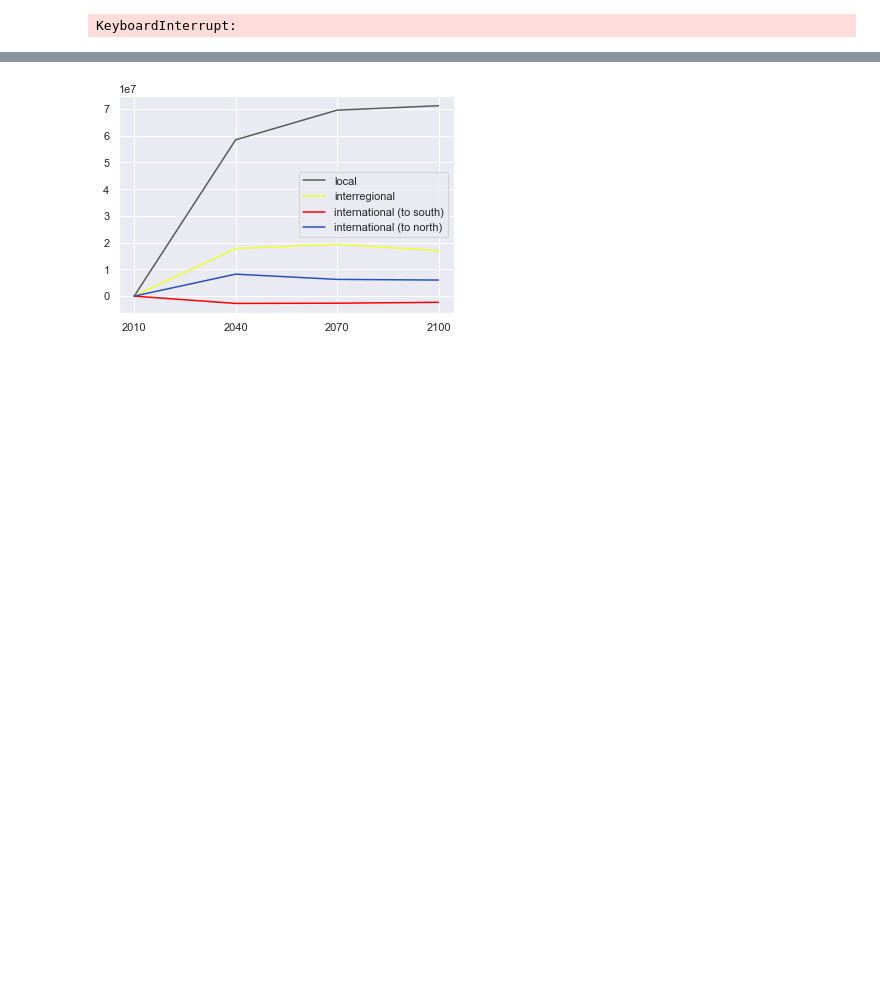
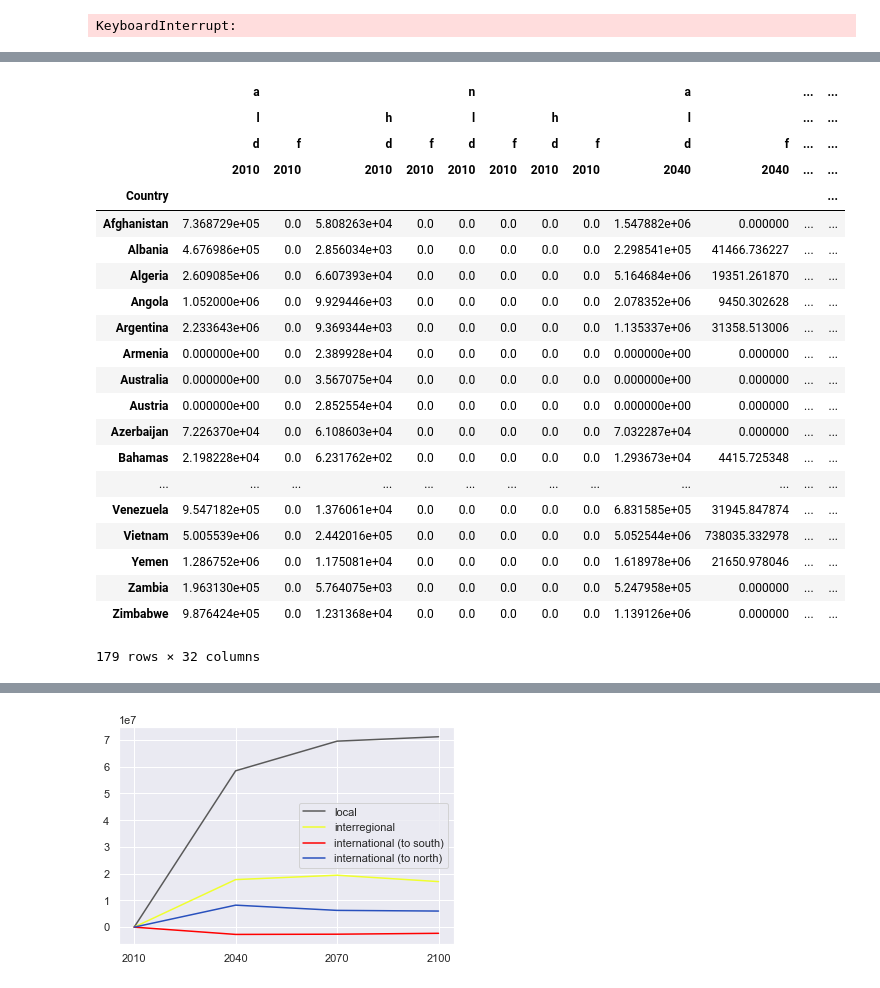
Before and after one commit to hscheewel/GeographyOfClimateMigration, a Jupyter notebook: model.ipynb, the cells around one changed output, grey strips where cells are left out. Cells and saved outputs as stored; diff of their text form; code cells hidden in the pictures; blank space fills up the shorter version.

```diff
--- a/model.ipynb
+++ b/model.ipynb
@@ -1222 +1199,26 @@ def sankeyplot(model,region, skill, area, year,
+# %%
+m1.Mii
+# %% [output]
+|  | a |  |  |  | n |  |  |  | a |  | ... | ... |
+|  | l |  | h |  | l |  | h |  | l |  | ... | ... |
+|  | d | f | d | f | d | f | d | f | d | f | ... | ... |
+|  | 2010 | 2010 | 2010 | 2010 | 2010 | 2010 | 2010 | 2010 | 2040 | 2040 | ... | ... |
+| Country |  |  |  |  |  |  |  |  |  |  |  | ... |
+| Afghanistan | 7.368729e+05 | 0.0 | 5.808263e+04 | 0.0 | 0.0 | 0.0 | 0.0 | 0.0 | 1.547882e+06 | 0.000000 | ... | ... |
+| Albania | 4.676986e+05 | 0.0 | 2.856034e+03 | 0.0 | 0.0 | 0.0 | 0.0 | 0.0 | 2.298541e+05 | 41466.736227 | ... | ... |
+| Algeria | 2.609085e+06 | 0.0 | 6.607393e+04 | 0.0 | 0.0 | 0.0 | 0.0 | 0.0 | 5.164684e+06 | 19351.261870 | ... | ... |
+| Angola | 1.052000e+06 | 0.0 | 9.929446e+03 | 0.0 | 0.0 | 0.0 | 0.0 | 0.0 | 2.078352e+06 | 9450.302628 | ... | ... |
+| Argentina | 2.233643e+06 | 0.0 | 9.369344e+03 | 0.0 | 0.0 | 0.0 | 0.0 | 0.0 | 1.135337e+06 | 31358.513006 | ... | ... |
+| Armenia | 0.000000e+00 | 0.0 | 2.389928e+04 | 0.0 | 0.0 | 0.0 | 0.0 | 0.0 | 0.000000e+00 | 0.000000 | ... | ... |
+| Australia | 0.000000e+00 | 0.0 | 3.567075e+04 | 0.0 | 0.0 | 0.0 | 0.0 | 0.0 | 0.000000e+00 | 0.000000 | ... | ... |
+| Austria | 0.000000e+00 | 0.0 | 2.852554e+04 | 0.0 | 0.0 | 0.0 | 0.0 | 0.0 | 0.000000e+00 | 0.000000 | ... | ... |
+| Azerbaijan | 7.226370e+04 | 0.0 | 6.108603e+04 | 0.0 | 0.0 | 0.0 | 0.0 | 0.0 | 7.032287e+04 | 0.000000 | ... | ... |
+| Bahamas | 2.198228e+04 | 0.0 | 6.231762e+02 | 0.0 | 0.0 | 0.0 | 0.0 | 0.0 | 1.293673e+04 | 4415.725348 | ... | ... |
+| ... | ... | ... | ... | ... | ... | ... | ... | ... | ... | ... | ... | ... |
+| Venezuela | 9.547182e+05 | 0.0 | 1.376061e+04 | 0.0 | 0.0 | 0.0 | 0.0 | 0.0 | 6.831585e+05 | 31945.847874 | ... | ... |
+| Vietnam | 5.005539e+06 | 0.0 | 2.442016e+05 | 0.0 | 0.0 | 0.0 | 0.0 | 0.0 | 5.052544e+06 | 738035.332978 | ... | ... |
+| Yemen | 1.286752e+06 | 0.0 | 1.175081e+04 | 0.0 | 0.0 | 0.0 | 0.0 | 0.0 | 1.618978e+06 | 21650.978046 | ... | ... |
+| Zambia | 1.963130e+05 | 0.0 | 5.764075e+03 | 0.0 | 0.0 | 0.0 | 0.0 | 0.0 | 5.247958e+05 | 0.000000 | ... | ... |
+| Zimbabwe | 9.876424e+05 | 0.0 | 1.231368e+04 | 0.0 | 0.0 | 0.0 | 0.0 | 0.0 | 1.139126e+06 | 0.000000 | ... | ... |
+179 rows × 32 columns
 # %%
```
Also changed, not shown: parts of 14 cells of this notebook, 2 other files.
